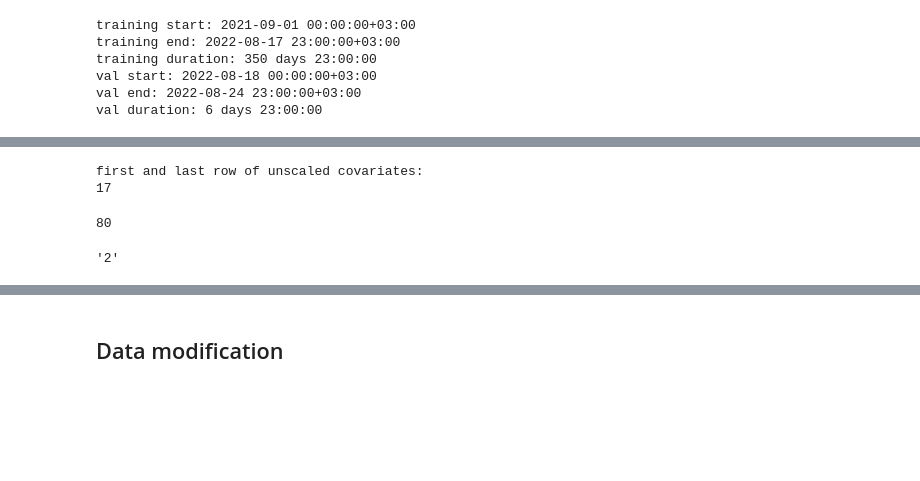
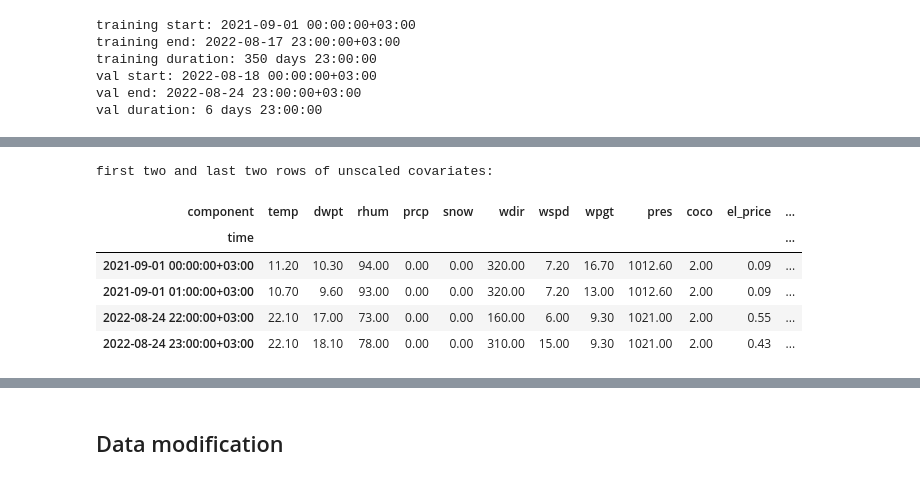
Before and after one commit to Kairixir/ml-tartu-electricity-prediciton, a Jupyter notebook: ML_Project.ipynb, the cells around one changed output, grey strips where cells are left out. Drawn from its saved outputs; the diff is of its cells as text; code cells hidden in the pictures; blank space fills up the shorter version.

```diff
--- a/ML_Project.ipynb
+++ b/ML_Project.ipynb
@@ -675,7 +675,11 @@ scalerF = Scaler()
 scalerF.fit(covF_train)
 covF_ttrain = scalerF.transform(covF_train)
 covF_tval = scalerF.transform(covF_val)
-covF_tall = scalerF.transform(ts_covF)
+covF_t = scalerF.transform(ts_covF)
+
+pd.options.display.float_format = '{:.2f}'.format
+print("first and last row of scaled feature covariates:")
+covF_t.pd_dataframe().iloc[[0,-1]]
 # %% [output]
 training start: 2021-09-01 00:00:00+03:00
 training end: 2022-08-17 23:00:00+03:00
@@ -692,6 +701,9 @@ covT = covT.stack(
 )
 covT = covT.stack(
     datetime_attribute_timeseries(covT.time_index, attribute="month", one_hot=False)
+)
+covT = covT.stack(
+    datetime_attribute_timeseries(covT.time_index, attribute="day", one_hot=False)
 )
 covT = covT.stack(
     datetime_attribute_timeseries(covT.time_index, attribute="year", one_hot=False)
@@ -709,3 +721,7 @@ covT_tval = scalerT.transform(covT_val)
 covT_t = scalerT.transform(covT)
 
 covT_t = covT_t.astype(np.float32)
+
+pd.options.display.float_format = '{:.0f}'.format
+print("first and last row of unscaled time covariates:")
+covT.pd_dataframe().iloc[[0,-1]]
@@ -712,18 +734,22 @@ covT_t = covT_t.astype(np.float32)
 # %%
 # combine feature and time covariates along component dimension: axis=1
 ts_cov = ts_covF.concatenate(covT.slice_intersect(ts_covF), axis=1)   # unscaled F+T
-cov_t = covF_tall.concatenate(covT_t.slice_intersect(covF_tall), axis=1)    # scaled F+T
+cov_t = covF_t.concatenate(covT_t.slice_intersect(covF_t), axis=1)    # scaled F+T
 cov_ttrain = covF_ttrain.concatenate(covT_ttrain.slice_intersect(covF_ttrain), axis=1)  # scaled F+T training set
 cov_tval = covF_tval.concatenate(covT_tval.slice_intersect(covF_tval), axis=1)      # scaled F+T test set
 
 
 pd.options.display.float_format = '{:.2f}'.format
-print("first and last row of unscaled covariates:")
-ts_cov.pd_dataframe().iloc[[0,-1]]
-print(len(ts_cov.pd_dataframe().columns))
+print("first two and last two rows of unscaled covariates:")
+ts_cov.pd_dataframe().iloc[[0,1,-2,-1]]
 # %% [output]
-first and last row of unscaled covariates:
-17
+first two and last two rows of unscaled covariates:
+| component | temp | dwpt | rhum | prcp | snow | wdir | wspd | wpgt | pres | coco | el_price | ... |
+| time |  |  |  |  |  |  |  |  |  |  |  | ... |
+| 2021-09-01 00:00:00+03:00 | 11.20 | 10.30 | 94.00 | 0.00 | 0.00 | 320.00 | 7.20 | 16.70 | 1012.60 | 2.00 | 0.09 | ... |
+| 2021-09-01 01:00:00+03:00 | 10.70 | 9.60 | 93.00 | 0.00 | 0.00 | 320.00 | 7.20 | 13.00 | 1012.60 | 2.00 | 0.09 | ... |
+| 2022-08-24 22:00:00+03:00 | 22.10 | 17.00 | 73.00 | 0.00 | 0.00 | 160.00 | 6.00 | 9.30 | 1021.00 | 2.00 | 0.55 | ... |
+| 2022-08-24 23:00:00+03:00 | 22.10 | 18.10 | 78.00 | 0.00 | 0.00 | 310.00 | 15.00 | 9.30 | 1021.00 | 2.00 | 0.43 | ... |
 # %%
 LOAD = (
     False  # True = load previously saved model from disk?  False = (re)train the model
@@ -766,6 +787,2 @@ label_q2 = f"{int(qU2 * 100)} / {int(qL2 * 100)} percentile band"
 mpath = os.path.abspath(os.getcwd()) + SAVE  # path and file name to save the model
-# %%
-os.cpu_count()
-# %% [output]
-80
 # %%
@@ -793,8 +833 @@ model = TransformerModel(
 )
-# %%
-os.environ.get("SLURM_NTASKS")
-#os.environ["SLURM_NTASKS"] = "1"
-os.environ["SLURM_NTASKS_PER_NODE"] = "2"
-os.environ.get("SLURM_NTASKS_PER_NODE")
-# %% [output]
-'2'
```
Also changed, not shown: parts of 27 cells of this notebook.
